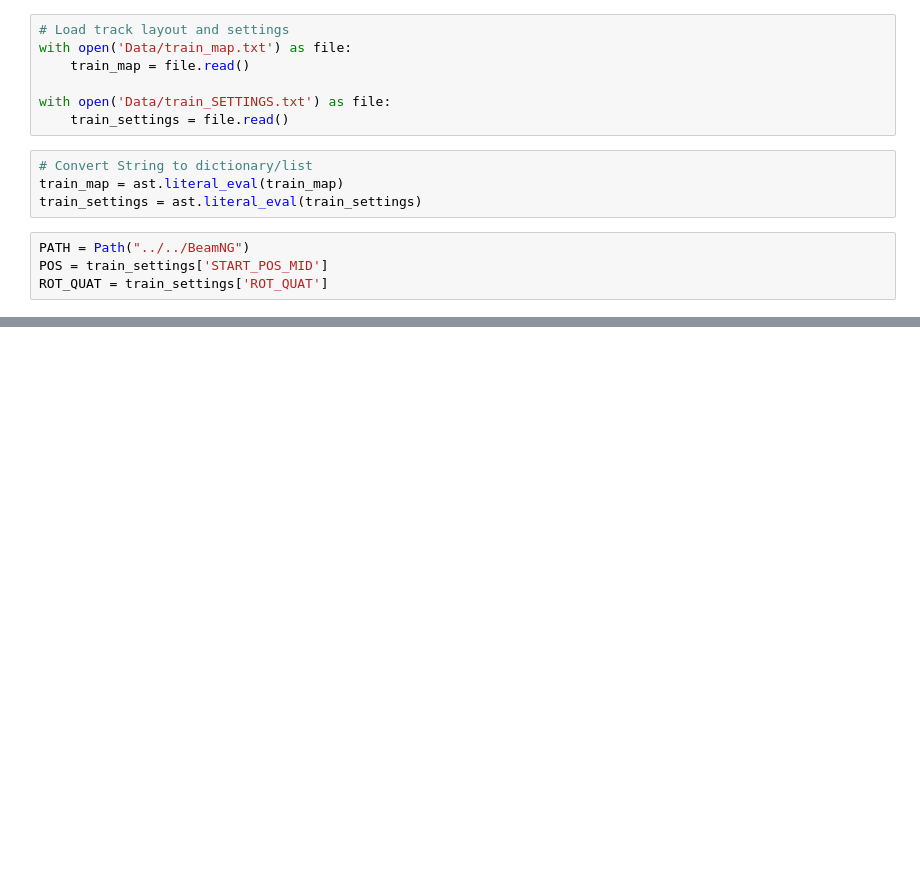
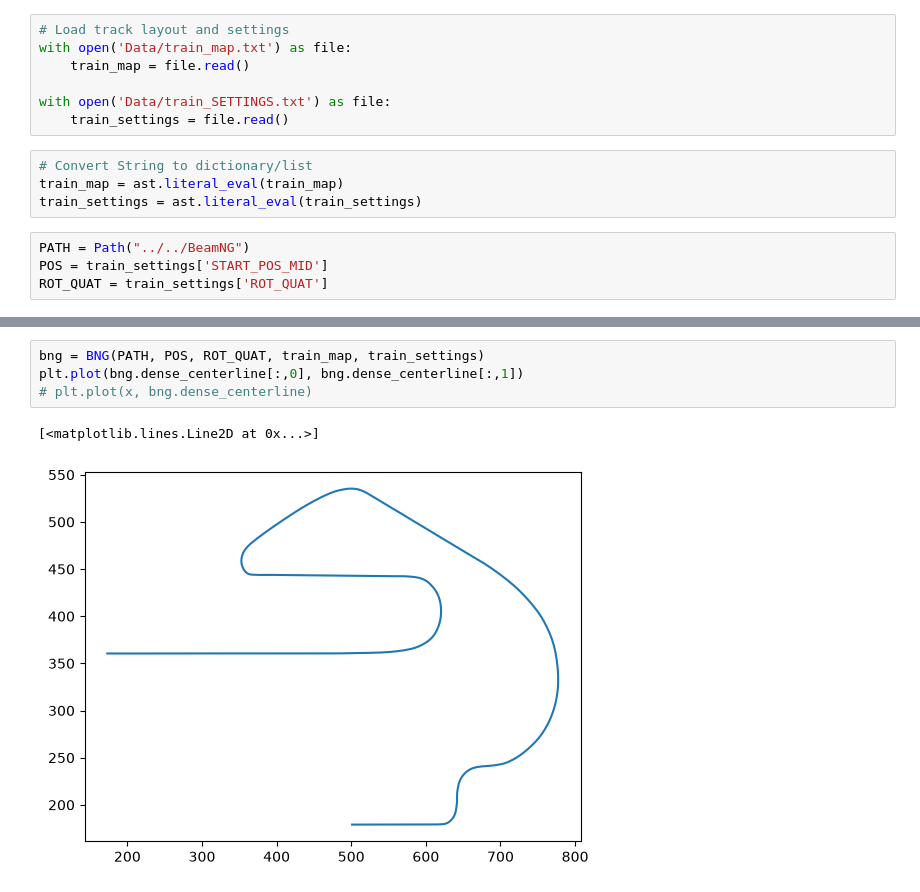
Before and after one commit to Bsingh24/ApexRL, a Jupyter notebook: Pipeline.ipynb, the cells around one changed output, grey strips where cells are left out. Saved outputs shown, nothing was run; the diff lists cells and outputs as text; blank space fills up the shorter version.

Commit message:
Finalized and Verified Training Loop + Added PPO Model

```diff
--- a/Pipeline.ipynb
+++ b/Pipeline.ipynb
@@ -193,0 +337,7 @@ bng.close()
+# %%
+bng = BNG(PATH, POS, ROT_QUAT, train_map, train_settings)
+plt.plot(bng.dense_centerline[:,0], bng.dense_centerline[:,1])
+# plt.plot(x, bng.dense_centerline)
+# %% [output]
+[<matplotlib.lines.Line2D at 0x...>]
+[figure, added]
```
Also changed, not shown: parts of 5 cells of this notebook, 1 other file.
